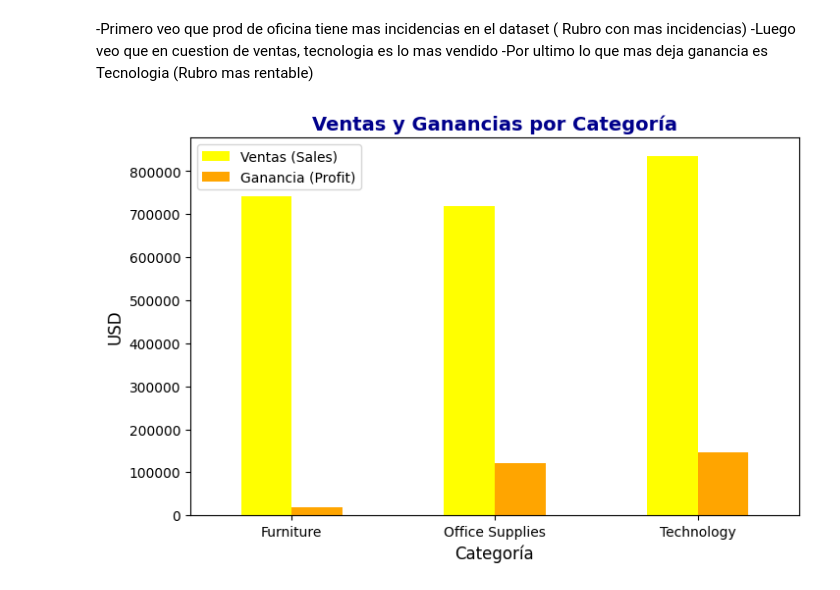
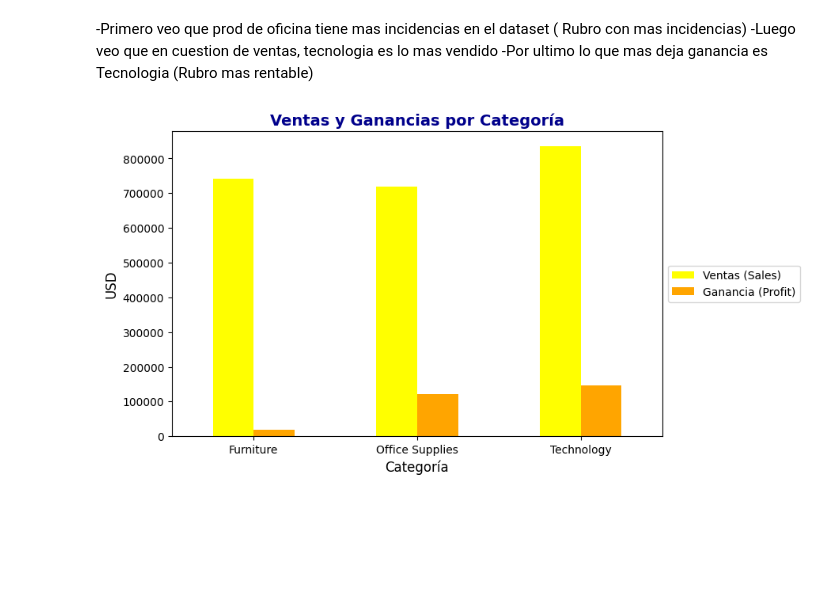
Before and after one commit to AgusISO8583/ITBA, a Jupyter notebook: TP_supermercadoG3.ipynb, the cells around one changed output. Drawn from its saved outputs; the diff is of its cells as text; code cells hidden in the pictures; blank space fills up the shorter version.

Commit message:
grafico con el recuadro afuera

```diff
--- a/TP_supermercadoG3.ipynb
+++ b/TP_supermercadoG3.ipynb
@@ -127,21 +127,25 @@ Name: Profit, dtype: float64
 # %%
 import matplotlib.pyplot as plt
 
 # Agrupamos por categoría y sacamos ventas y ganancias
 cate_estad = df.groupby("Category")[["Sales", "Profit"]].sum()
 
 # Gráfico de barras con colores personalizados
 cate_estad.plot(
     kind="bar",
     figsize=(8,5),
     color=["yellow", "orange"]  # un color para Sales y otro para Profit
 )
 
 plt.title("Ventas y Ganancias por Categoría", fontsize=14, fontweight="bold", color="darkblue")
 plt.xlabel("Categoría", fontsize=12)
 plt.ylabel("USD", fontsize=12)
 plt.xticks(rotation=0)
-plt.legend(["Ventas (Sales)", "Ganancia (Profit)"])
+plt.legend(
+    ["Ventas (Sales)", "Ganancia (Profit)"],
+    loc="center left",
+    bbox_to_anchor=(1, 0.5)  # la muevo afuera a la derecha
+)
 plt.show()
 # %% [output]
-[figure, old version]
+[figure, new version]
```
